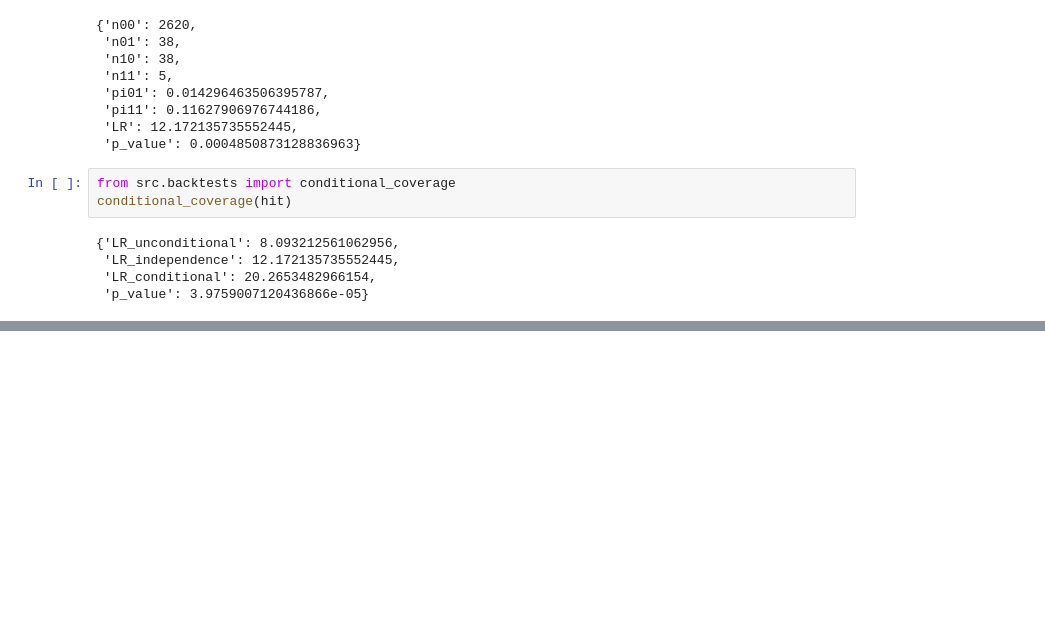
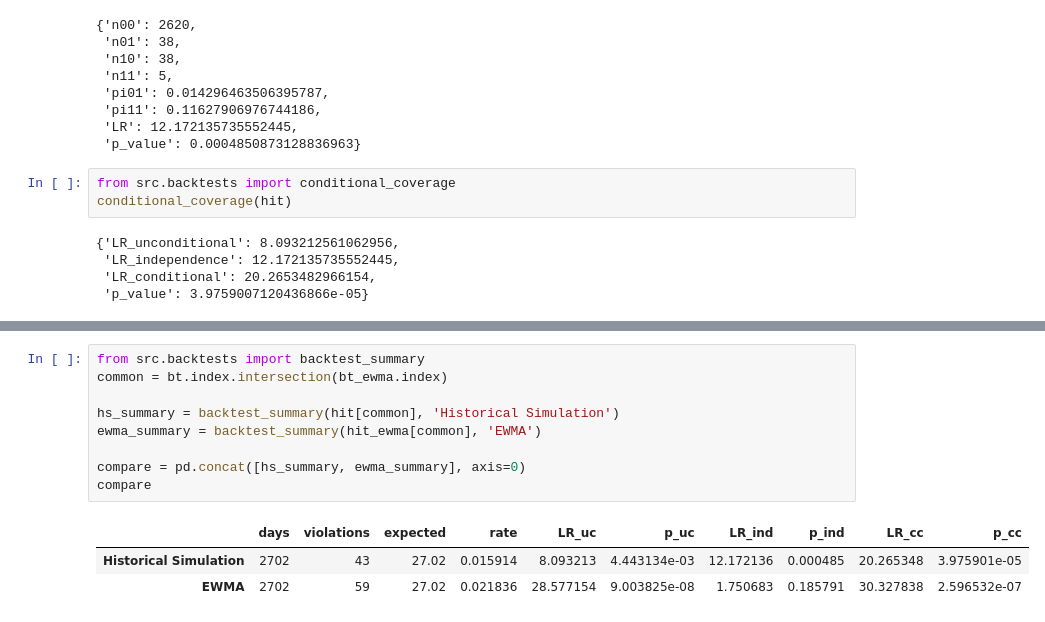
Before and after one commit to robertmatei42/tail-risk-forecasting, a Jupyter notebook: notebooks/02_historical_simulation.ipynb, the cells around one changed output, grey strips where cells are left out. Drawn from its saved outputs; the diff is of its cells as text; blank space fills up the shorter version.

```diff
--- a/notebooks/02_historical_simulation.ipynb
+++ b/notebooks/02_historical_simulation.ipynb
@@ -103,0 +126,13 @@ backtest_summary(hit, 'HS')
+# %%
+from src.backtests import backtest_summary
+common = bt.index.intersection(bt_ewma.index)
+
+hs_summary = backtest_summary(hit[common], 'Historical Simulation')
+ewma_summary = backtest_summary(hit_ewma[common], 'EWMA')
+
+compare = pd.concat([hs_summary, ewma_summary], axis=0)
+compare
+# %% [output]
+|  | days | violations | expected | rate | LR_uc | p_uc | LR_ind | p_ind | LR_cc | p_cc |
+| Historical Simulation | 2702 | 43 | 27.02 | 0.015914 | 8.093213 | 4.443134e-03 | 12.172136 | 0.000485 | 20.265348 | 3.975901e-05 |
+| EWMA | 2702 | 59 | 27.02 | 0.021836 | 28.577154 | 9.003825e-08 | 1.750683 | 0.185791 | 30.327838 | 2.596532e-07 |
```
Also changed, not shown: parts of 4 cells of this notebook, 2 other files.
